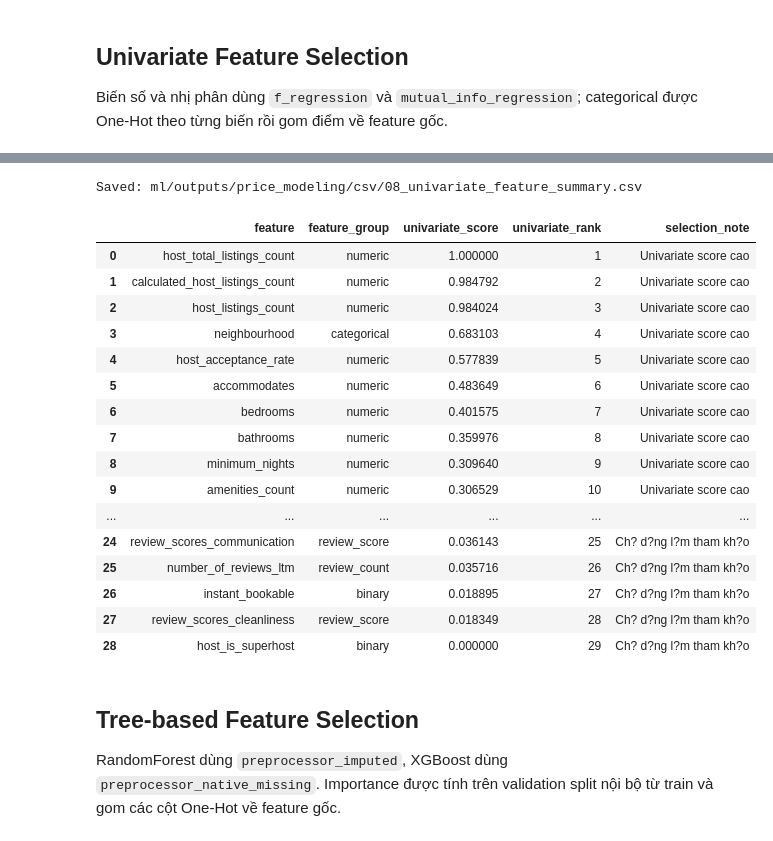
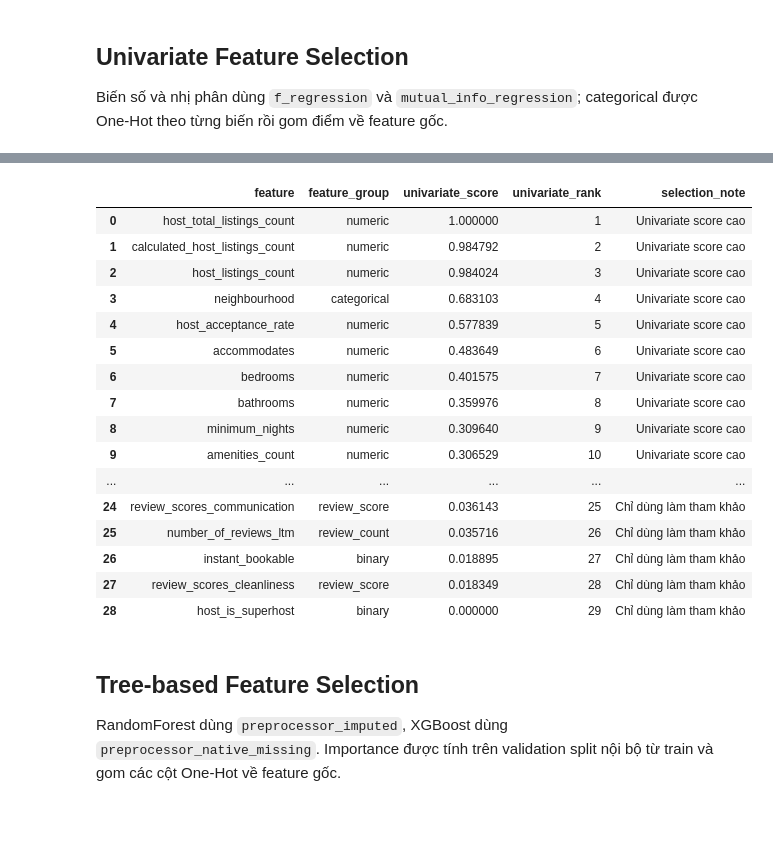
Before and after one commit to pamern/airbnb-analytics-platform, a Jupyter notebook: notebooks/03_price_modeling.ipynb, the cells around one changed output, grey strips where cells are left out. Saved outputs shown, nothing was run; the diff lists cells and outputs as text; code cells hidden in the pictures.

```diff
--- a/notebooks/03_price_modeling.ipynb
+++ b/notebooks/03_price_modeling.ipynb
@@ -1501,42 +1361,39 @@ categorical_summary = univariate_categorical_results[["feature", "mutual_info_su
 categorical_summary["feature_group"] = "categorical"
 
 univariate_feature_summary = pd.concat([numeric_summary, categorical_summary], ignore_index=True)
 univariate_feature_summary["univariate_score"] = min_max_scale(univariate_feature_summary["raw_univariate_score"])
 univariate_feature_summary["univariate_rank"] = univariate_feature_summary["univariate_score"].rank(ascending=False, method="min").astype(int)
 univariate_feature_summary["selection_note"] = np.where(
     univariate_feature_summary["univariate_rank"] <= max(1, int(np.ceil(len(all_original_features) * 0.4))),
     "Univariate score cao",
-    "Ch? d?ng l?m tham kh?o",
+    "Chỉ dùng làm tham khảo",
 )
 univariate_feature_summary = univariate_feature_summary[[
     "feature",
     "feature_group",
     "univariate_score",
     "univariate_rank",
     "selection_note",
 ]].sort_values("univariate_rank").reset_index(drop=True)
-
-save_dataframe(univariate_feature_summary, "08_univariate_feature_summary.csv")
 univariate_feature_summary
 # %% [output]
-Saved: ml/outputs/price_modeling/csv/08_univariate_feature_summary.csv
 |  | feature | feature_group | univariate_score | univariate_rank | selection_note |
 | 0 | host_total_listings_count | numeric | 1.000000 | 1 | Univariate score cao |
 | 1 | calculated_host_listings_count | numeric | 0.984792 | 2 | Univariate score cao |
 | 2 | host_listings_count | numeric | 0.984024 | 3 | Univariate score cao |
 | 3 | neighbourhood | categorical | 0.683103 | 4 | Univariate score cao |
 | 4 | host_acceptance_rate | numeric | 0.577839 | 5 | Univariate score cao |
 | 5 | accommodates | numeric | 0.483649 | 6 | Univariate score cao |
 | 6 | bedrooms | numeric | 0.401575 | 7 | Univariate score cao |
 | 7 | bathrooms | numeric | 0.359976 | 8 | Univariate score cao |
 | 8 | minimum_nights | numeric | 0.309640 | 9 | Univariate score cao |
 | 9 | amenities_count | numeric | 0.306529 | 10 | Univariate score cao |
 | ... | ... | ... | ... | ... | ... |
-| 24 | review_scores_communication | review_score | 0.036143 | 25 | Ch? d?ng l?m tham kh?o |
-| 25 | number_of_reviews_ltm | review_count | 0.035716 | 26 | Ch? d?ng l?m tham kh?o |
-| 26 | instant_bookable | binary | 0.018895 | 27 | Ch? d?ng l?m tham kh?o |
-| 27 | review_scores_cleanliness | review_score | 0.018349 | 28 | Ch? d?ng l?m tham kh?o |
-| 28 | host_is_superhost | binary | 0.000000 | 29 | Ch? d?ng l?m tham kh?o |
+| 24 | review_scores_communication | review_score | 0.036143 | 25 | Chỉ dùng làm tham khảo |
+| 25 | number_of_reviews_ltm | review_count | 0.035716 | 26 | Chỉ dùng làm tham khảo |
+| 26 | instant_bookable | binary | 0.018895 | 27 | Chỉ dùng làm tham khảo |
+| 27 | review_scores_cleanliness | review_score | 0.018349 | 28 | Chỉ dùng làm tham khảo |
+| 28 | host_is_superhost | binary | 0.000000 | 29 | Chỉ dùng làm tham khảo |
 # %% [markdown]
 ## Tree-based Feature Selection
 
```
Also changed, not shown: parts of 80 cells of this notebook.
